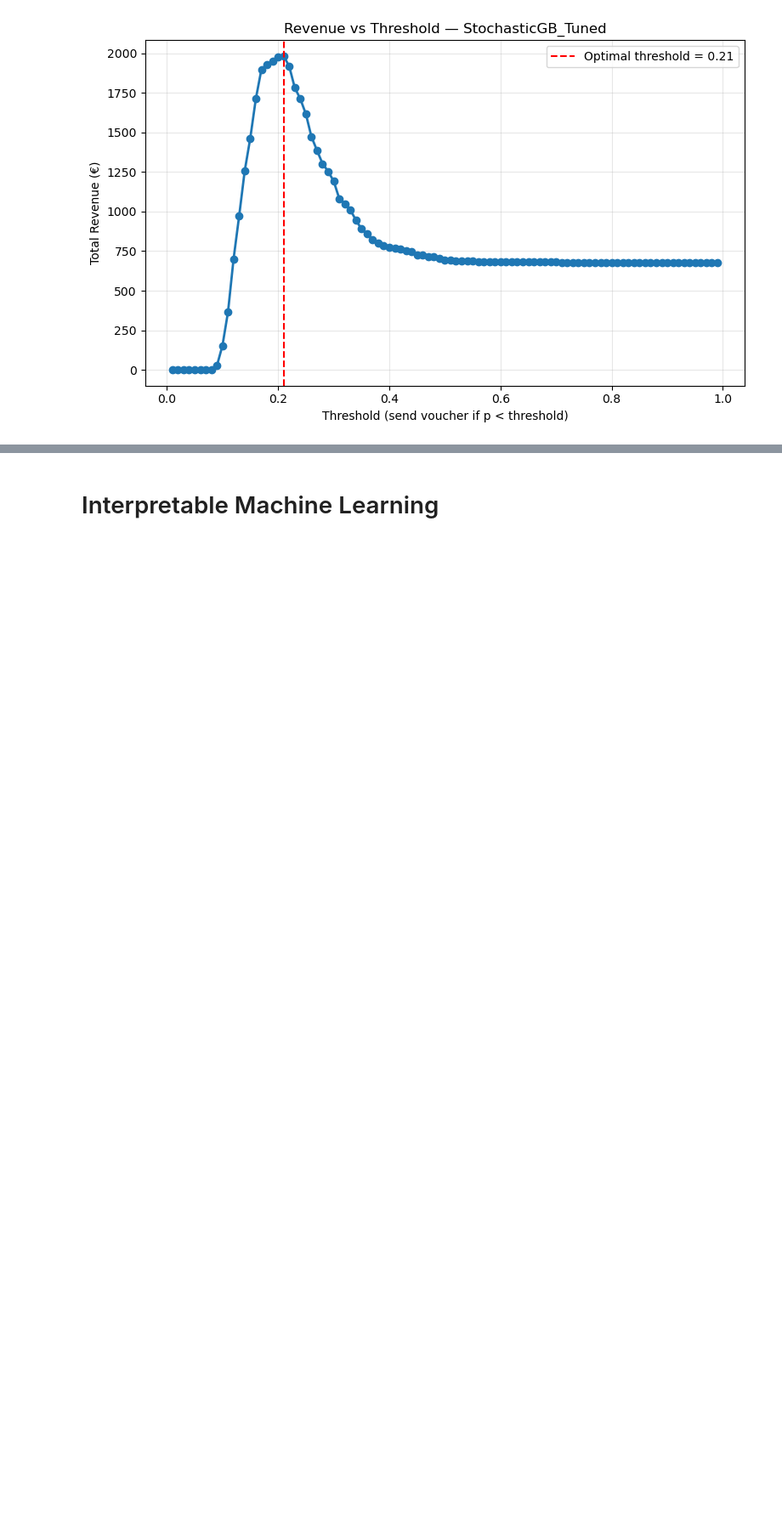
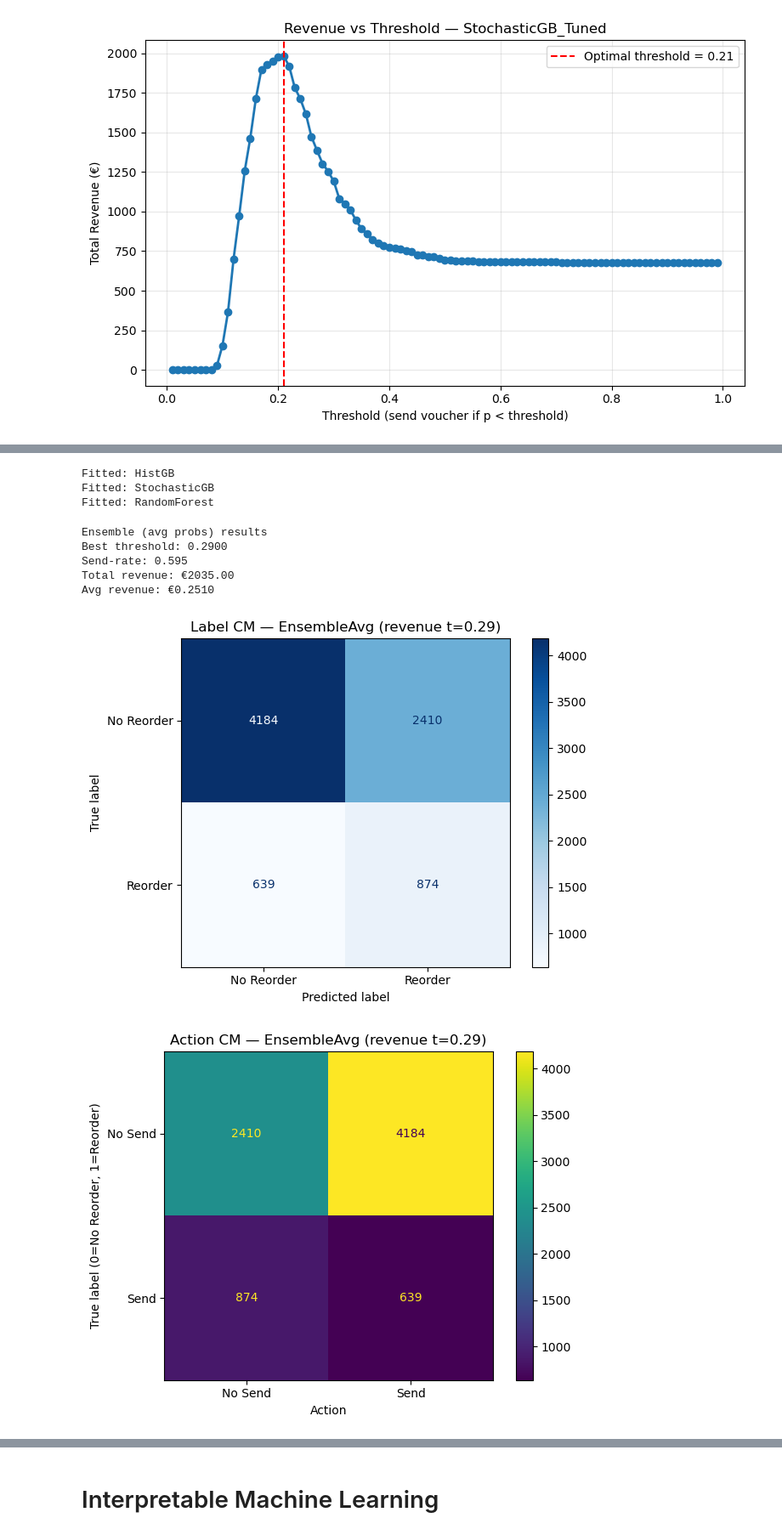
Before and after one commit to ungeralexan/ml_assignment, a Jupyter notebook: stand_safe_06_01/project.ipynb, the cells around one changed output, grey strips where cells are left out. Shown at 85% size. Cells and saved outputs as stored; diff of their text form; code cells hidden in the pictures; blank space fills up the shorter version.

Commit message:
stacking and new model comparison

```diff
--- a/stand_safe_06_01/project.ipynb
+++ b/stand_safe_06_01/project.ipynb
@@ -1861,0 +1859,69 @@ weighted avg       0.75      0.69      0.72      8107
+# %%
+from sklearn.base import clone
+import numpy as np
+
+base_models = {
+    "HistGB": HistGradientBoostingClassifier(
+        max_depth=6, learning_rate=0.05, max_iter=400, random_state=RANDOM_STATE
+    ),
+    "StochasticGB": GradientBoostingClassifier(
+        n_estimators=400, learning_rate=0.05, max_depth=3, subsample=0.7,
+        min_samples_split=5, min_samples_leaf=2, random_state=RANDOM_STATE
+    ),
+    "RandomForest": RandomForestClassifier(
+        n_estimators=100, max_depth=10, min_samples_split=5, min_samples_leaf=2,
+        class_weight="balanced", random_state=RANDOM_STATE, n_jobs=-1
+    ),
+}
+
+fitted = {}
+for name, m in base_models.items():
+    fitted[name] = clone(m).fit(X_train_df, y_train)
+    print("Fitted:", name)
+# %% [output]
+Fitted: HistGB
+Fitted: StochasticGB
+Fitted: RandomForest
+# %%
+probas = []
+for name, m in fitted.items():
+    p = m.predict_proba(X_val_df)[:, 1]   # P(reorder=1)
+    probas.append(p)
+
+p_ens = np.mean(probas, axis=0)          # equal-weight average
+# %%
+best_t, best_rev, rev_curve = optimize_threshold(y_val, p_ens)
+total_rev, avg_rev, send = calculate_revenue(y_val, p_ens, best_t)
+
+print("Ensemble (avg probs) results")
+print(f"Best threshold: {best_t:.4f}")
+print(f"Send-rate: {send.mean():.3f}")
+print(f"Total revenue: €{total_rev:.2f}")
+print(f"Avg revenue: €{avg_rev:.4f}")
+# %% [output]
+Ensemble (avg probs) results
+Best threshold: 0.2900
+Send-rate: 0.595
+Total revenue: €2035.00
+Avg revenue: €0.2510
+# %%
+# Label predictions at best threshold
+y_pred_best_t = (p_ens >= best_t).astype(int)
+send_voucher  = (p_ens < best_t).astype(int)
+
+plot_cm(y_val, y_pred_best_t, f"Label CM — EnsembleAvg (revenue t={best_t:.2f})")
+plot_action_cm(y_val, send_voucher, f"Action CM — EnsembleAvg (revenue t={best_t:.2f})")
+
+plt.figure(figsize=(8, 5))
+plt.plot(rev_curve["threshold"], rev_curve["total_revenue"], marker="o", linewidth=2)
+plt.axvline(best_t, color="red", linestyle="--", label=f"Optimal threshold = {best_t:.2f}")
+plt.title("Revenue vs Threshold — EnsembleAvg")
+plt.xlabel("Threshold (send voucher if p < threshold)")
+plt.ylabel("Total Revenue (€)")
+plt.legend()
+plt.grid(alpha=0.3)
+plt.tight_layout()
+plt.show()
+# %% [output]
+[figure, added]
+[figure, added]
```
Also changed, not shown: parts of 9 cells of this notebook.
